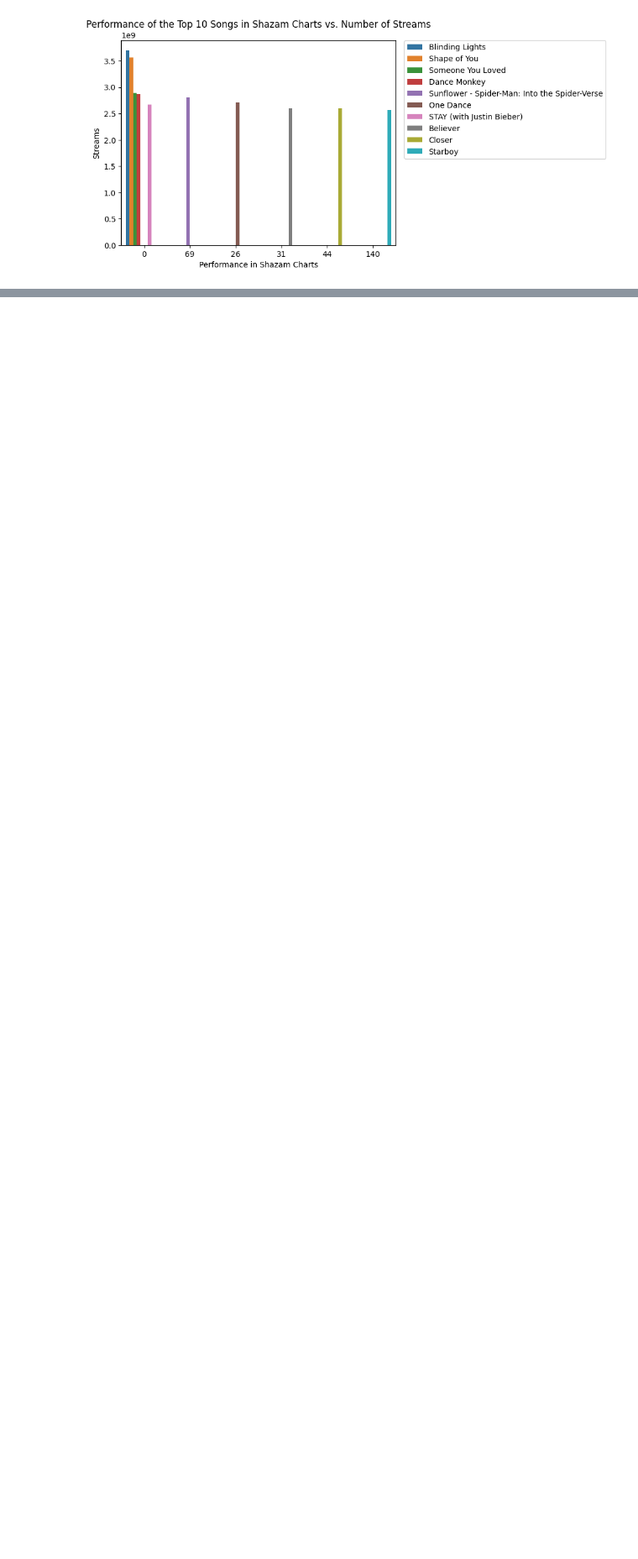
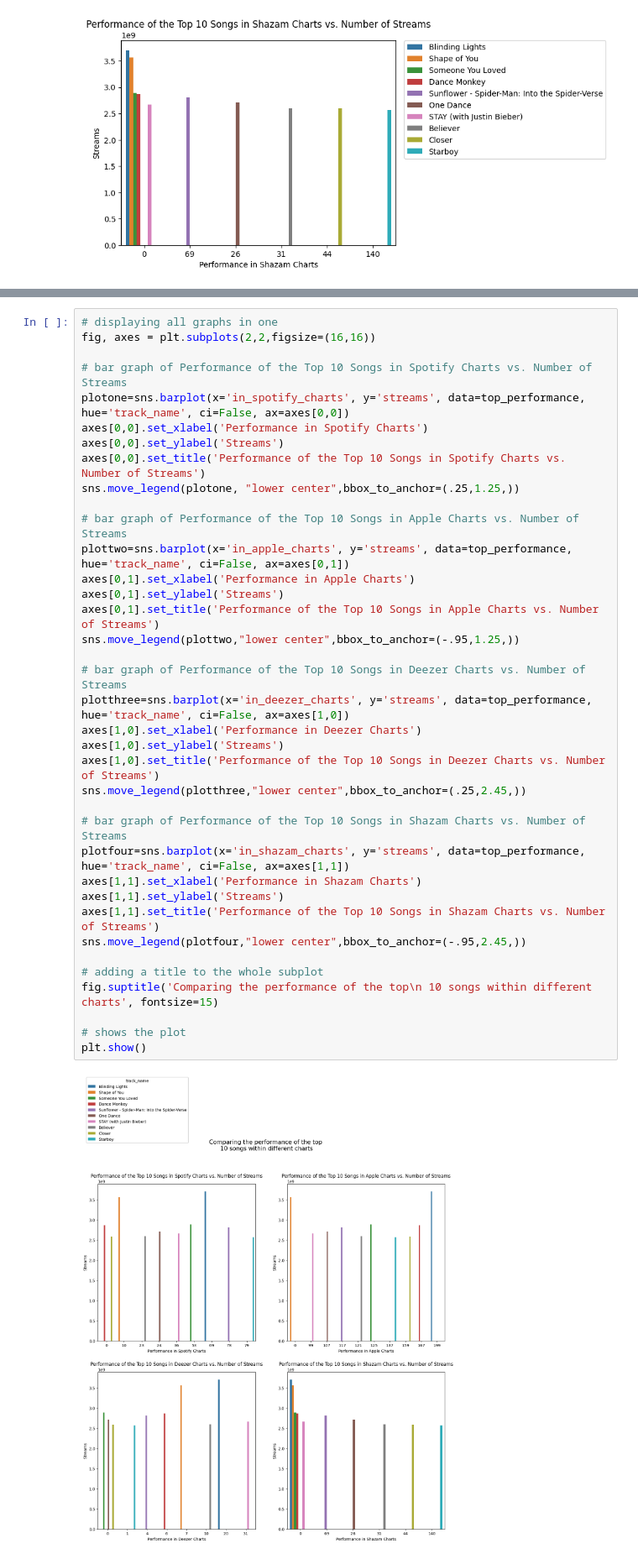
Before and after one commit to Graviton12/TP1_SZM_JBG, a Jupyter notebook: TP1_SZM_JBG.ipynb, the cells around one changed output, grey strips where cells are left out. Shown at 84% size. Drawn from its saved outputs; the diff is of its cells as text; blank space fills up the shorter version.

```diff
--- a/TP1_SZM_JBG.ipynb
+++ b/TP1_SZM_JBG.ipynb
@@ -490,3 +455,42 @@ plt.show()
+# %%
+# displaying all graphs in one
+fig, axes = plt.subplots(2,2,figsize=(16,16))
+
+# bar graph of Performance of the Top 10 Songs in Spotify Charts vs. Number of Streams
+plotone=sns.barplot(x='in_spotify_charts', y='streams', data=top_performance, hue='track_name', ci=False, ax=axes[0,0])
+axes[0,0].set_xlabel('Performance in Spotify Charts')
+axes[0,0].set_ylabel('Streams')
+axes[0,0].set_title('Performance of the Top 10 Songs in Spotify Charts vs. Number of Streams')
+sns.move_legend(plotone, "lower center",bbox_to_anchor=(.25,1.25,))
+
+# bar graph of Performance of the Top 10 Songs in Apple Charts vs. Number of Streams
+plottwo=sns.barplot(x='in_apple_charts', y='streams', data=top_performance, hue='track_name', ci=False, ax=axes[0,1])
+axes[0,1].set_xlabel('Performance in Apple Charts')
+axes[0,1].set_ylabel('Streams')
+axes[0,1].set_title('Performance of the Top 10 Songs in Apple Charts vs. Number of Streams')
+sns.move_legend(plottwo,"lower center",bbox_to_anchor=(-.95,1.25,))
+
+# bar graph of Performance of the Top 10 Songs in Deezer Charts vs. Number of Streams
+plotthree=sns.barplot(x='in_deezer_charts', y='streams', data=top_performance, hue='track_name', ci=False, ax=axes[1,0])
+axes[1,0].set_xlabel('Performance in Deezer Charts')
+axes[1,0].set_ylabel('Streams')
+axes[1,0].set_title('Performance of the Top 10 Songs in Deezer Charts vs. Number of Streams')
+sns.move_legend(plotthree,"lower center",bbox_to_anchor=(.25,2.45,))
+
+# bar graph of Performance of the Top 10 Songs in Shazam Charts vs. Number of Streams
+plotfour=sns.barplot(x='in_shazam_charts', y='streams', data=top_performance, hue='track_name', ci=False, ax=axes[1,1])
+axes[1,1].set_xlabel('Performance in Shazam Charts')
+axes[1,1].set_ylabel('Streams')
+axes[1,1].set_title('Performance of the Top 10 Songs in Shazam Charts vs. Number of Streams')
+sns.move_legend(plotfour,"lower center",bbox_to_anchor=(-.95,2.45,))
+
+# adding a title to the whole subplot
+fig.suptitle('Comparing the performance of the top\n 10 songs within different charts', fontsize=15)
+
+# shows the plot
+plt.show()
+# %% [output]
+[figure, added]
 # %% [markdown]
 Based on the bar graphs, the top streamed song "Blinding Lights" by The Weeknd seems to perform relatively well on Spotify charts, apple charts, and deezer charts relative to the other top 10 most streamed songs. However, the its perfromance on the shazam charts is very low relative to the other top 10 most streamed songs.
 # %% [markdown]
```
Also changed, not shown: parts of 1 cell of this notebook.
